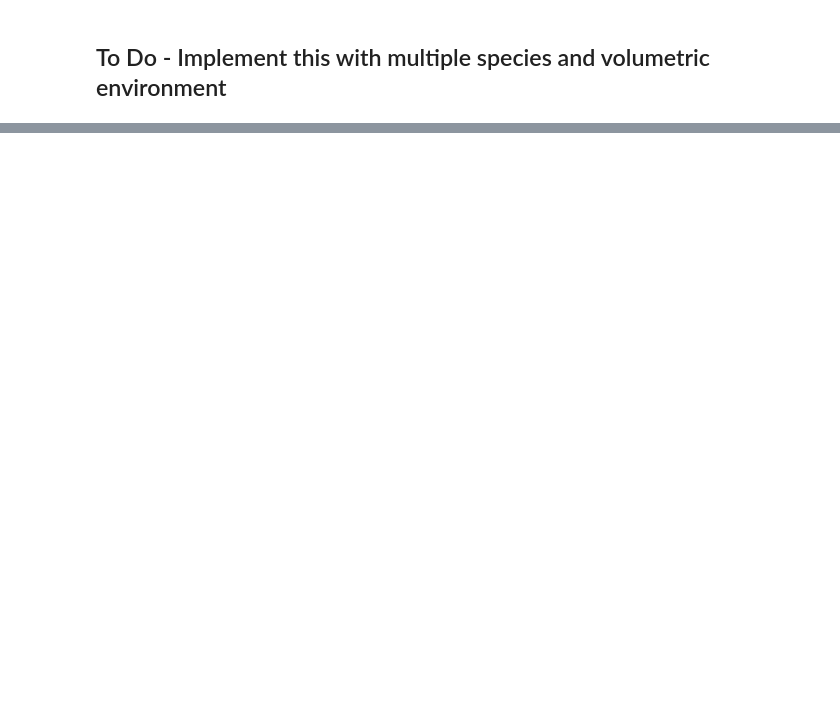
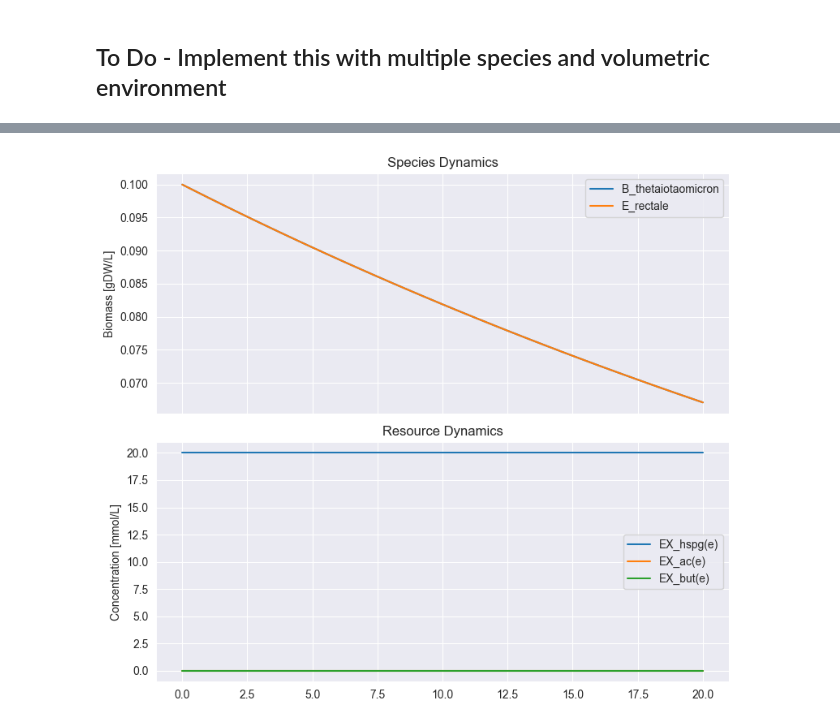
Before and after one commit to vivarium-collective/CRM, a Jupyter notebook: vCRM_Notebooks/crm_gsmm_goldford.ipynb, the cells around one changed output, grey strips where cells are left out. Saved outputs shown, nothing was run; the diff lists cells and outputs as text; code cells hidden in the pictures; blank space fills up the shorter version.

```diff
--- a/vCRM_Notebooks/crm_gsmm_goldford.ipynb
+++ b/vCRM_Notebooks/crm_gsmm_goldford.ipynb
@@ -142,0 +315,34 @@ plot_crm_goldford_simulation(results)
+# %%
+adaptive_spec = {
+    "adaptive_crm": {
+        "_type": "process",
+        "address": "local:MCRM_Process",
+        "config": {
+            "species_names": cfg["species_names"],
+            "resource_names": cfg["resource_names"],
+            "params": params,
+            "method": "RK45",
+            "rtol": 1e-5, "atol": 1e-7, "max_step": 0.05,
+            "clip_nonnegative": True,
+        },
+        "inputs": {"species": ["species"], "concentrations": ["concentrations"]},
+        "outputs": {"species_delta": ["species"], "concentrations_delta": ["concentrations"]},
+        "interval": 0.5,
+    }
+}
+# %%
+spec = {**adaptive_spec, **state0}
+state_keys = ["species", "concentrations", "global_time"]
+spec["emitter"] = get_crm_goldford_emitter(state_keys)
+# %%
+core = ProcessTypes()
+core = register_types(core)
+core.register_process("MCRM_Process", MCRM_Process)
+sim = Composite({"state": spec}, core=core)
+# %%
+sim.run(20)
+# %%
+results = gather_emitter_results(sim)[('emitter',)]
+plot_crm_goldford_simulation(results)
+# %% [output]
+[figure, added]
```
Also changed, not shown: parts of 17 cells of this notebook, 1 other file.
